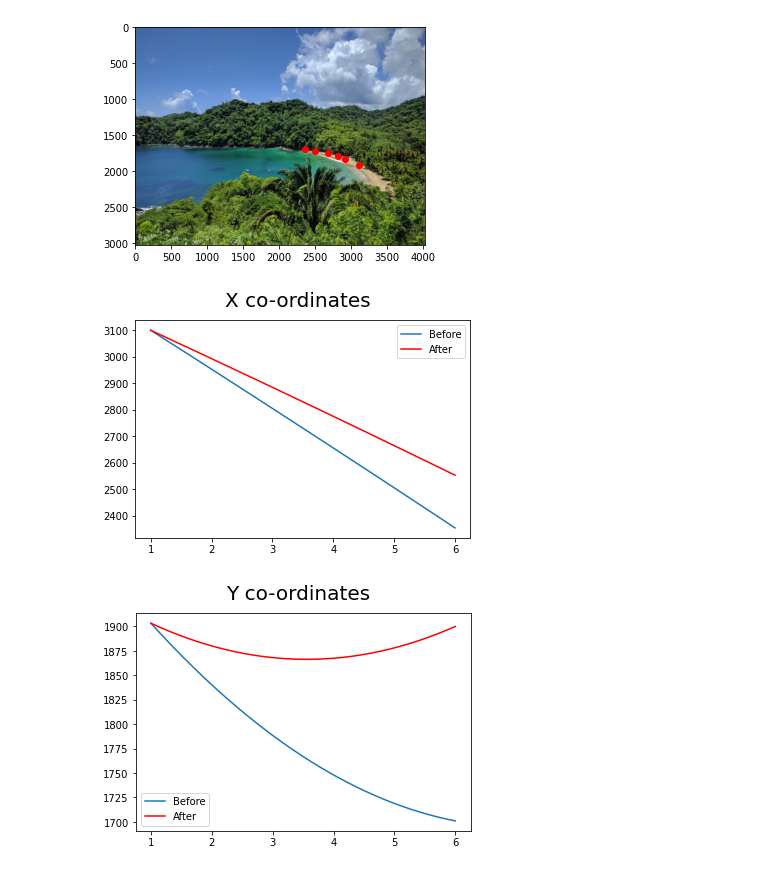
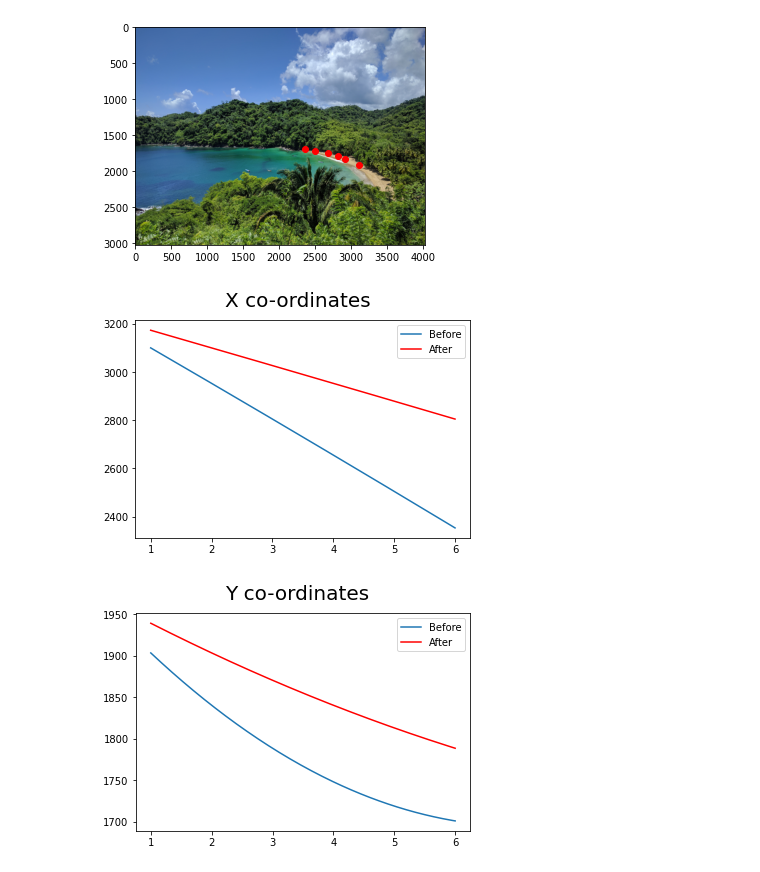
Before and after one commit to longeo/ImageWarpingPDEs, a Jupyter notebook: image_warper_opencv.ipynb, the cells around one changed output. Cells and saved outputs as stored; diff of their text form; code cells hidden in the pictures.

Commit message:
Figured out how to shink spline

```diff
--- a/image_warper_opencv.ipynb
+++ b/image_warper_opencv.ipynb
@@ -59,28 +59,28 @@ p_y = np.poly1d(coefficients_y);
 # %%
 # Plot x and y coordinates as parametrix equations
 n=200
 offset = 1;
 t = np.linspace(1, 6, n)
 
 # Calculate spline coordinates after shrink
-Xp = p_x(t)+(offset * np.arange(n))
-Yp = p_y(t)+(offset * np.arange(n))
+Xp = p_x(t/2)# +(offset * np.arange(n))
+Yp = p_y(t/2)#+(offset * np.arange(n))
 
 fig = plt.figure()
 plt.plot(t, p_x(t), '-', label='Before')
 plt.plot(t, Xp, '-', label='After', color='red')
 
 fig.suptitle('X co-ordinates', fontsize=20)
 plt.legend()
 plt.show()
 
 fig = plt.figure()
 plt.plot(t, p_y(t), '-', label='Before')
 plt.plot(t, Yp, '-', label='After', color='red')
 
 fig.suptitle('Y co-ordinates', fontsize=20)
 plt.legend()
 plt.show()
 # %% [output]
-[figure, old version]
+[figure, new version]
-[figure, old version]
+[figure, new version]
```
Also changed, not shown: parts of 8 cells of this notebook.
